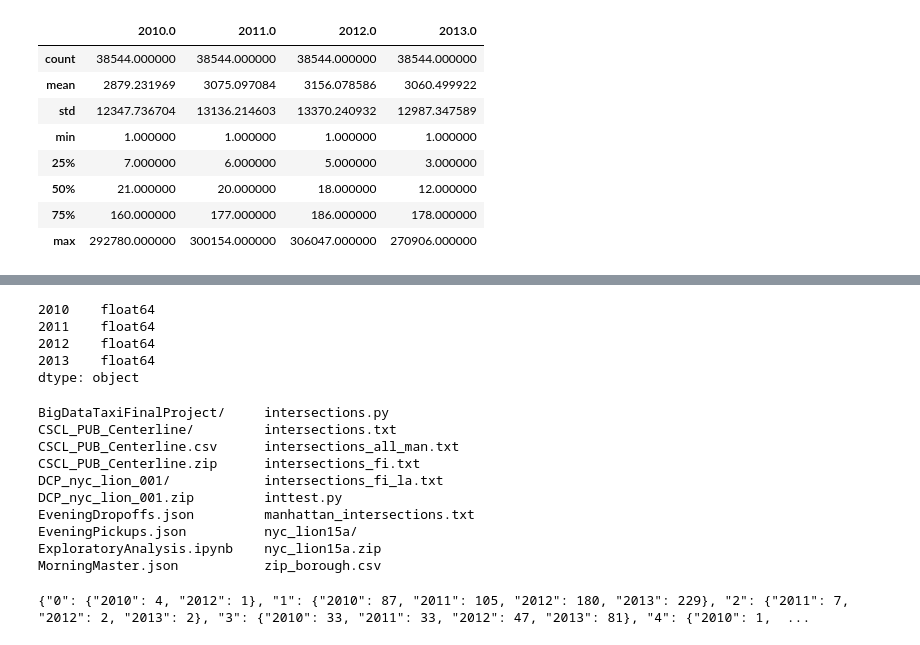
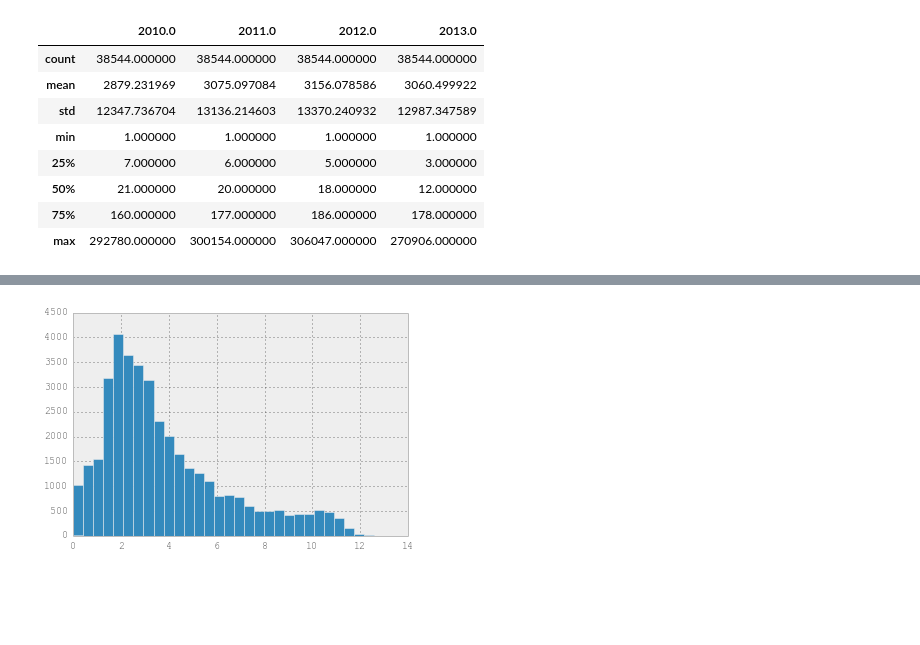
Before and after one commit to AmandaDoyle/BigDataTaxiFinalProject, a Jupyter notebook: ExploratoryAnalysis.ipynb, the cells around one changed output, grey strips where cells are left out. Drawn from its saved outputs; the diff is of its cells as text; code cells hidden in the pictures; blank space fills up the shorter version.

```diff
--- a/ExploratoryAnalysis.ipynb
+++ b/ExploratoryAnalysis.ipynb
@@ -139,25 +120,8 @@ Name: 2010.0, dtype: float64
-# %%
-dfe.dtypes
-# %% [output]
-2010    float64
-2011    float64
-2012    float64
-2013    float64
-dtype: object
-# %%
-ls
-# %% [output]
-BigDataTaxiFinalProject/     intersections.py
-CSCL_PUB_Centerline/         intersections.txt
-CSCL_PUB_Centerline.csv      intersections_all_man.txt
-CSCL_PUB_Centerline.zip      intersections_fi.txt
-DCP_nyc_lion_001/            intersections_fi_la.txt
-DCP_nyc_lion_001.zip         inttest.py
-EveningDropoffs.json         manhattan_intersections.txt
-EveningPickups.json          nyc_lion15a/
-ExploratoryAnalysis.ipynb    nyc_lion15a.zip
-MorningMaster.json           zip_borough.csv
-# %%
-cat EveningPickups.json
-# %% [output]
-{"0": {"2010": 4, "2012": 1}, "1": {"2010": 87, "2011": 105, "2012": 180, "2013": 229}, "2": {"2011": 7, "2012": 2, "2013": 2}, "3": {"2010": 33, "2011": 33, "2012": 47, "2013": 81}, "4": {"2010": 1,  ...
+# %%
+# np.log(dfep[2010.0])
+
+plt.hist(np.log(dfep[2010.0].values), bins = 30)
+plt.ylim(0,4500)
+plt.show()
+# %% [output]
+[figure, added]
```
Also changed, not shown: parts of 16 cells of this notebook.
